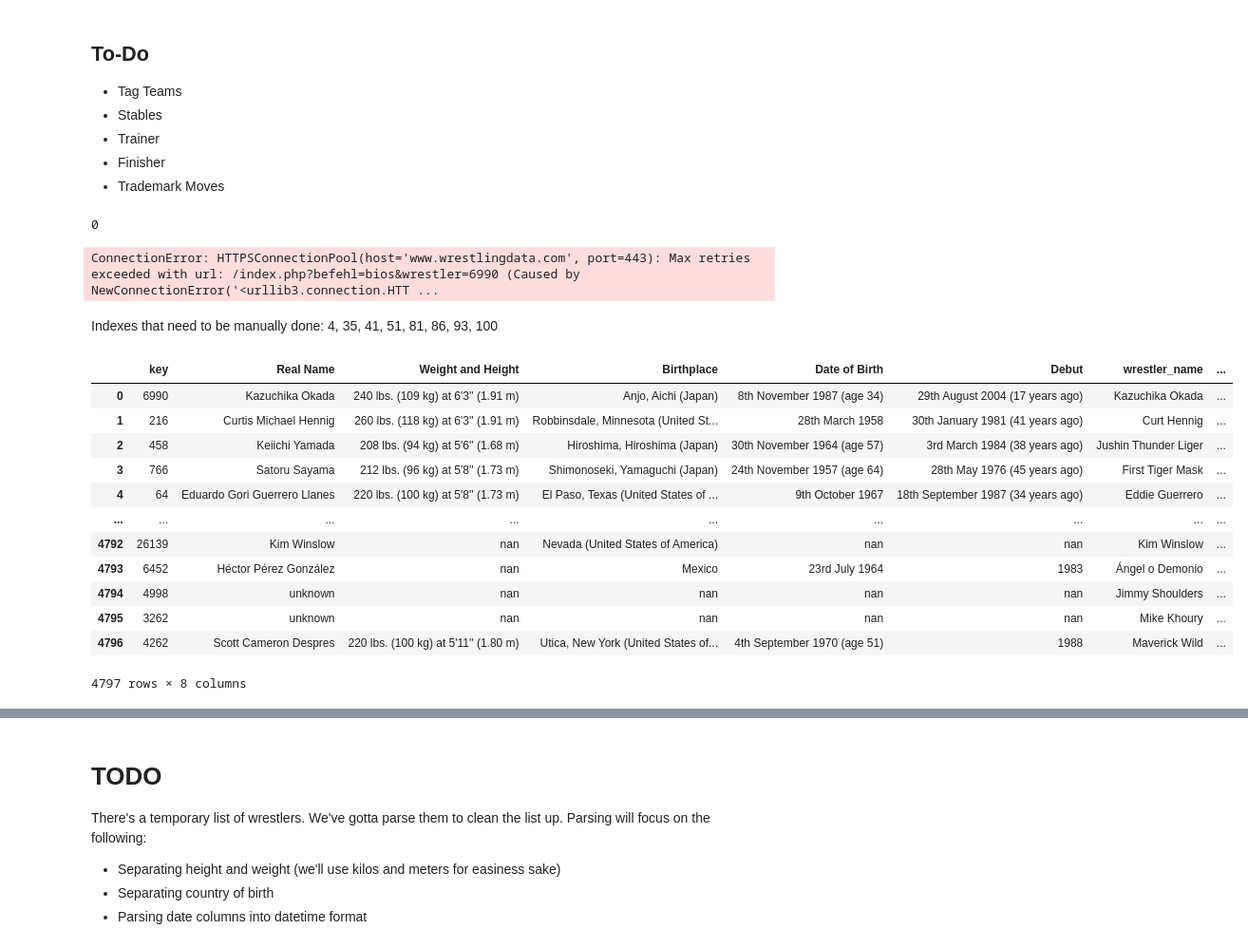
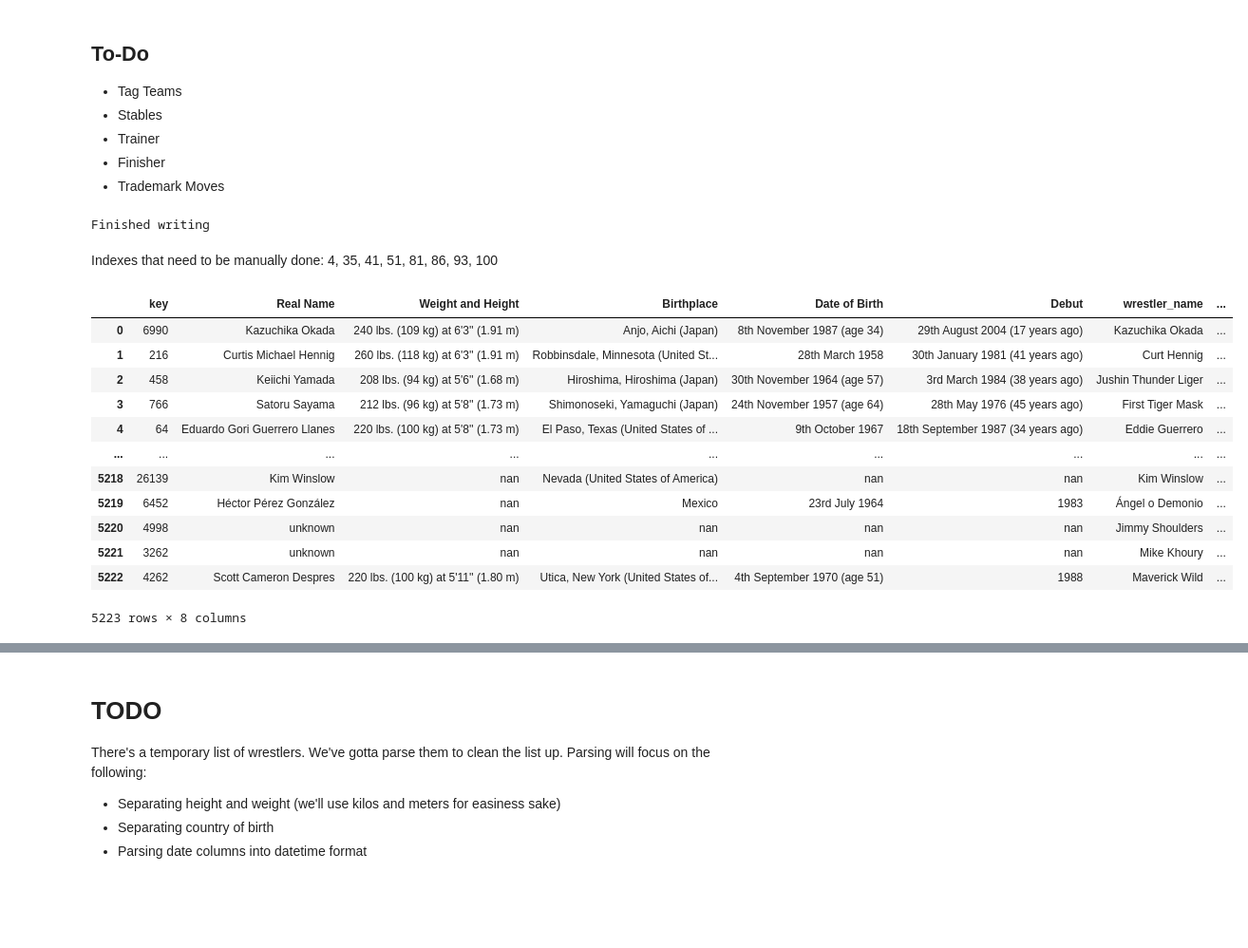
Before and after one commit to WhimZig/DataMadness, a Jupyter notebook: wrestler_parsing.ipynb, the cells around one changed output, grey strips where cells are left out. Shown: that part at 95% size. Drawn from its saved outputs; the diff is of its cells as text; code cells hidden in the pictures; blank space fills up the shorter version.

```diff
--- a/wrestler_parsing.ipynb
+++ b/wrestler_parsing.ipynb
@@ -89,39 +95,38 @@ ranked_wrestlers = [int(x) for x in ranked_wrestlers]
 # %%
-generalInfo, allFacts = getSample(ranked_wrestlers)
+# generalInfo, allFacts = getSample(ranked_wrestlers)
 
-fact_counts = pd.DataFrame({col: allFacts[col].apply(lambda x : x.__len__() if type(x) == set else 0) for col in allFacts.columns})
-
-fact_counts['Trademark Moves'] = allFacts['Trademark Moves'].apply(lambda x: len(next(iter(x)).replace(' and ', ',').split(',')))
-fact_counts['Finisher'] = allFacts['Finisher'].apply(lambda x: len(next(iter(x)).replace(' and ', ',').split(',')))
-
-fact_counts.to_csv('Data/facts_counts_ranked.csv')
-
-generalInfo.to_csv('Data/general_info_per_wrestler_ranked.csv')
-
-print('Finished writing')
+# fact_counts = pd.DataFrame({col: allFacts[col].apply(lambda x : x.__len__() if type(x) == set else 0) for col in allFacts.columns})
+#
+# fact_counts['Trademark Moves'] = allFacts['Trademark Moves'].apply(lambda x: clean_up_moves(x))
+# fact_counts['Finisher'] = allFacts['Finisher'].apply(lambda x: clean_up_moves(x))
+#
+# fact_counts.to_csv('Data/facts_counts_ranked.csv')
+#
+# generalInfo.to_csv('Data/general_info_per_wrestler_ranked.csv')
+#
+# print('Finished writing')
 # %% [output]
-0
+Finished writing
-ConnectionError: HTTPSConnectionPool(host='www.wrestlingdata.com', port=443): Max retries exceeded with url: /index.php?befehl=bios&wrestler=6990 (Caused by NewConnectionError('<urllib3.connection.HTT ...
 # %% [markdown]
 Indexes that need to be manually done:
 4, 35, 41, 51, 81, 86, 93, 100
 # %%
-wrestler_info = pd.read_csv('Data/general_info_per_wrestler.csv')
-wrestler_info.rename(columns={'Unnamed: 0': 'key'}, inplace=True)
-wrestler_info.drop(['Height', 'Unnamed: 9'], axis=1, inplace=True)
-wrestler_info.astype({'Weight and Height': 'str', 'Birthplace' : 'str', 'Date of Birth': 'str', 'Debut': 'str', 'Date of Death': 'str'})
+# wrestler_info = pd.read_csv('Data/general_info_per_wrestler_ranked.csv')
+# wrestler_info.rename(columns={'Unnamed: 0': 'key'}, inplace=True)
+# wrestler_info.drop(['Height', 'Weight'], axis=1, inplace=True)
+# wrestler_info.astype({'Weight and Height': 'str', 'Birthplace' : 'str', 'Date of Birth': 'str', 'Debut': 'str', 'Date of Death': 'str'})
 # %% [output]
 |  | key | Real Name | Weight and Height | Birthplace | Date of Birth | Debut | wrestler_name | ... |
 | 0 | 6990 | Kazuchika Okada | 240 lbs. (109 kg) at 6'3'' (1.91 m) | Anjo, Aichi (Japan) | 8th November 1987 (age 34) | 29th August 2004 (17 years ago) | Kazuchika Okada | ... |
 | 1 | 216 | Curtis Michael Hennig | 260 lbs. (118 kg) at 6'3'' (1.91 m) | Robbinsdale, Minnesota (United St... | 28th March 1958 | 30th January 1981 (41 years ago) | Curt Hennig | ... |
 | 2 | 458 | Keiichi Yamada | 208 lbs. (94 kg) at 5'6'' (1.68 m) | Hiroshima, Hiroshima (Japan) | 30th November 1964 (age 57) | 3rd March 1984 (38 years ago) | Jushin Thunder Liger | ... |
 | 3 | 766 | Satoru Sayama | 212 lbs. (96 kg) at 5'8'' (1.73 m) | Shimonoseki, Yamaguchi (Japan) | 24th November 1957 (age 64) | 28th May 1976 (45 years ago) | First Tiger Mask | ... |
 | 4 | 64 | Eduardo Gori Guerrero Llanes | 220 lbs. (100 kg) at 5'8'' (1.73 m) | El Paso, Texas (United States of ... | 9th October 1967 | 18th September 1987 (34 years ago) | Eddie Guerrero | ... |
 | ... | ... | ... | ... | ... | ... | ... | ... | ... |
-| 4792 | 26139 | Kim Winslow | nan | Nevada (United States of America) | nan | nan | Kim Winslow | ... |
-| 4793 | 6452 | Héctor Pérez González | nan | Mexico | 23rd July 1964 | 1983 | Ángel o Demonio | ... |
-| 4794 | 4998 | unknown | nan | nan | nan | nan | Jimmy Shoulders | ... |
-| 4795 | 3262 | unknown | nan | nan | nan | nan | Mike Khoury | ... |
-| 4796 | 4262 | Scott Cameron Despres | 220 lbs. (100 kg) at 5'11'' (1.80 m) | Utica, New York (United States of... | 4th September 1970 (age 51) | 1988 | Maverick Wild | ... |
+| 5218 | 26139 | Kim Winslow | nan | Nevada (United States of America) | nan | nan | Kim Winslow | ... |
+| 5219 | 6452 | Héctor Pérez González | nan | Mexico | 23rd July 1964 | 1983 | Ángel o Demonio | ... |
+| 5220 | 4998 | unknown | nan | nan | nan | nan | Jimmy Shoulders | ... |
+| 5221 | 3262 | unknown | nan | nan | nan | nan | Mike Khoury | ... |
+| 5222 | 4262 | Scott Cameron Despres | 220 lbs. (100 kg) at 5'11'' (1.80 m) | Utica, New York (United States of... | 4th September 1970 (age 51) | 1988 | Maverick Wild | ... |
-4797 rows × 8 columns
+5223 rows × 8 columns
 # %%
```
Also changed, not shown: parts of 12 cells of this notebook, 6 other files.
